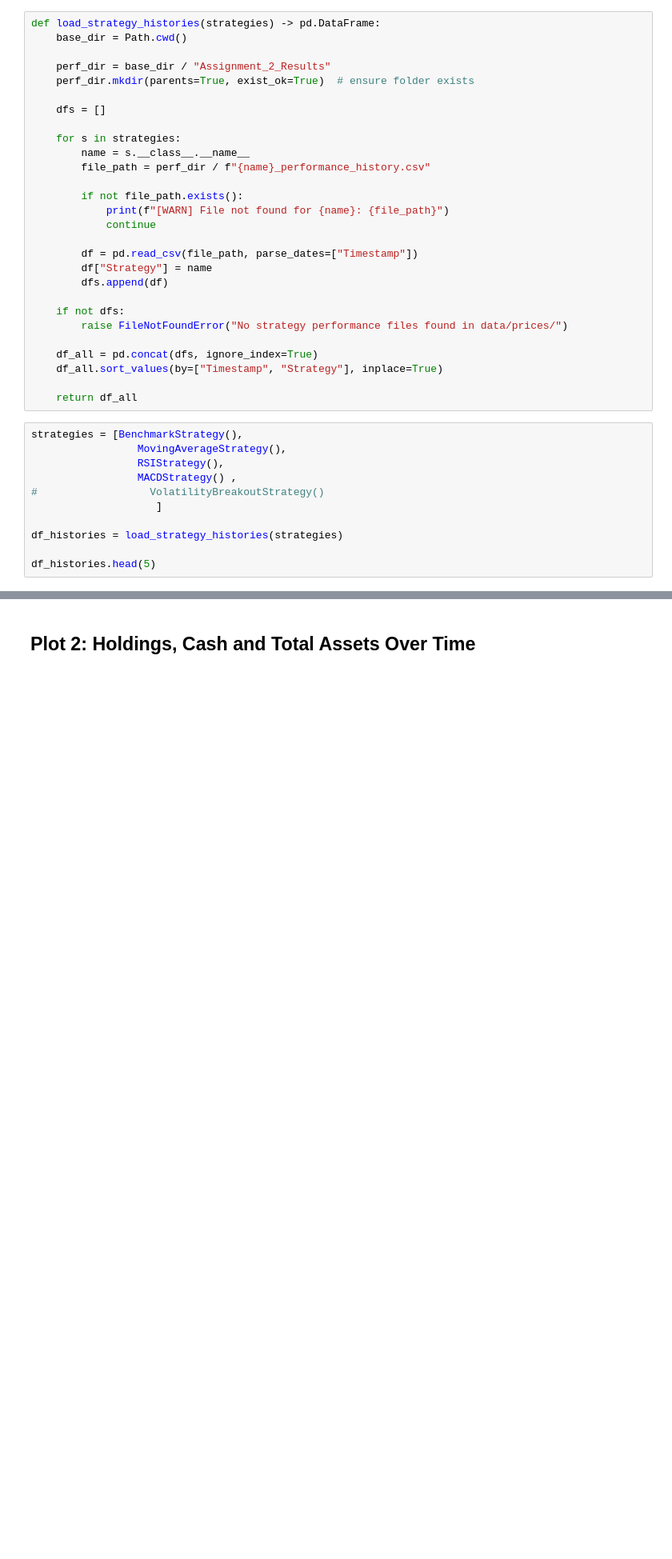
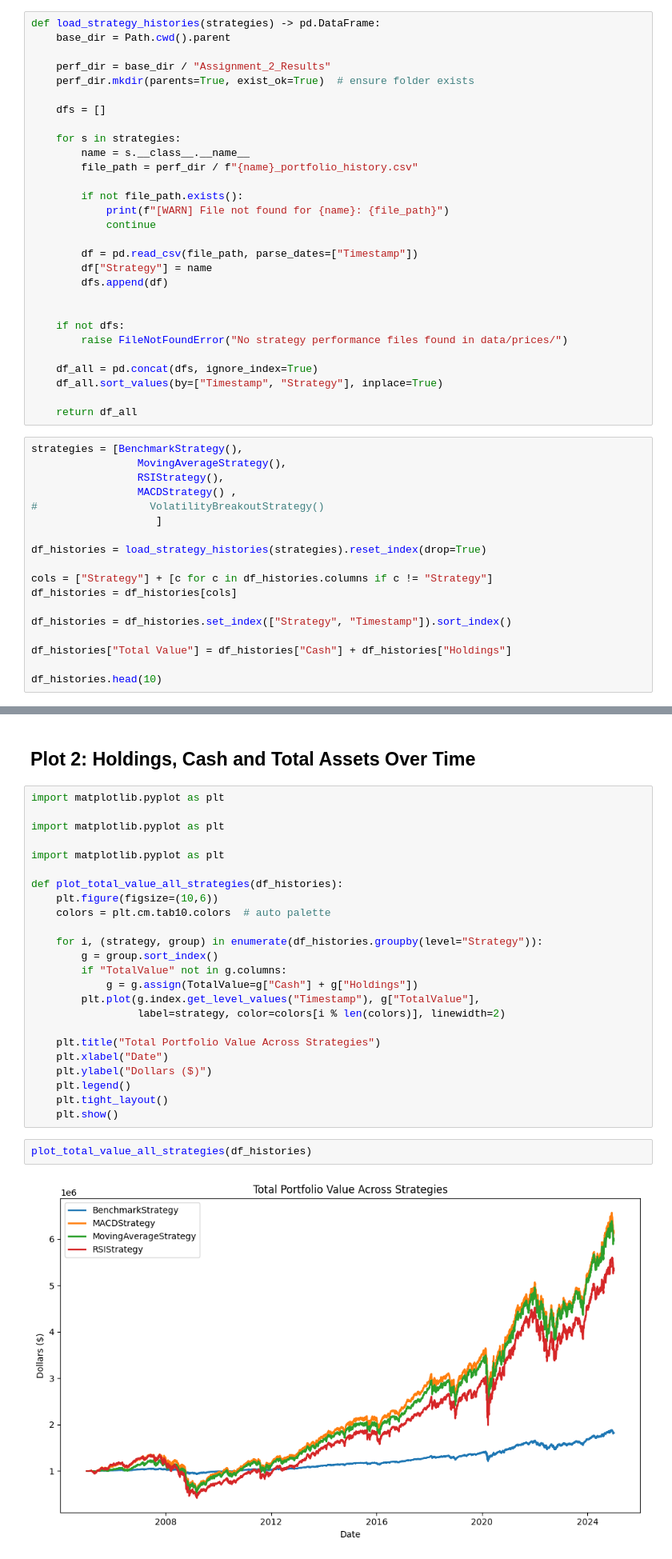
Before and after one commit to azakharove/Python, a Jupyter notebook: Assignment2/StrategyComparison.ipynb, the cells around one changed output, grey strips where cells are left out. Shown at 80% size. Cells and saved outputs as stored; diff of their text form; blank space fills up the shorter version.

```diff
--- a/Assignment2/StrategyComparison.ipynb
+++ b/Assignment2/StrategyComparison.ipynb
@@ -17,7 +18,7 @@ from pathlib import Path
 ### Load Results from all strategies
 # %%
 def load_strategy_histories(strategies) -> pd.DataFrame:
-    base_dir = Path.cwd()
+    base_dir = Path.cwd().parent
 
     perf_dir = base_dir / "Assignment_2_Results"
     perf_dir.mkdir(parents=True, exist_ok=True)  # ensure folder exists
@@ -26,7 +27,7 @@ def load_strategy_histories(strategies) -> pd.DataFrame:
 
     for s in strategies:
         name = s.__class__.__name__
-        file_path = perf_dir / f"{name}_performance_history.csv"
+        file_path = perf_dir / f"{name}_portfolio_history.csv"
 
         if not file_path.exists():
             print(f"[WARN] File not found for {name}: {file_path}")
@@ -36,6 +37,7 @@ def load_strategy_histories(strategies) -> pd.DataFrame:
         df["Strategy"] = name
         dfs.append(df)
 
+
     if not dfs:
         raise FileNotFoundError("No strategy performance files found in data/prices/")
 
@@ -51,7 +53,14 @@ strategies = [BenchmarkStrategy(),
 #                  VolatilityBreakoutStrategy()
                     ]
 
-df_histories = load_strategy_histories(strategies)
+df_histories = load_strategy_histories(strategies).reset_index(drop=True)
 
-df_histories.head(5)
+cols = ["Strategy"] + [c for c in df_histories.columns if c != "Strategy"]
+df_histories = df_histories[cols]
+
+df_histories = df_histories.set_index(["Strategy", "Timestamp"]).sort_index()
+
+df_histories["Total Value"] = df_histories["Cash"] + df_histories["Holdings"]
+
+df_histories.head(10)
 # %% [output]
@@ -64,3 +80,31 @@ FileNotFoundError: No strategy performance files found in data/prices/
 ## Plot 1: Signal Overlay on Price Chart
 # %% [markdown]
 ## Plot 2: Holdings, Cash and Total Assets Over Time
+# %%
+import matplotlib.pyplot as plt
+
+import matplotlib.pyplot as plt
+
+import matplotlib.pyplot as plt
+
+def plot_total_value_all_strategies(df_histories):
+    plt.figure(figsize=(10,6))
+    colors = plt.cm.tab10.colors  # auto palette
+
+    for i, (strategy, group) in enumerate(df_histories.groupby(level="Strategy")):
+        g = group.sort_index()
+        if "TotalValue" not in g.columns:
+            g = g.assign(TotalValue=g["Cash"] + g["Holdings"])
+        plt.plot(g.index.get_level_values("Timestamp"), g["TotalValue"],
+                 label=strategy, color=colors[i % len(colors)], linewidth=2)
+
+    plt.title("Total Portfolio Value Across Strategies")
+    plt.xlabel("Date")
+    plt.ylabel("Dollars ($)")
+    plt.legend()
+    plt.tight_layout()
+    plt.show()
+# %%
+plot_total_value_all_strategies(df_histories)
+# %% [output]
+[figure, added]
```
Also changed, not shown: parts of 6 cells of this notebook.
